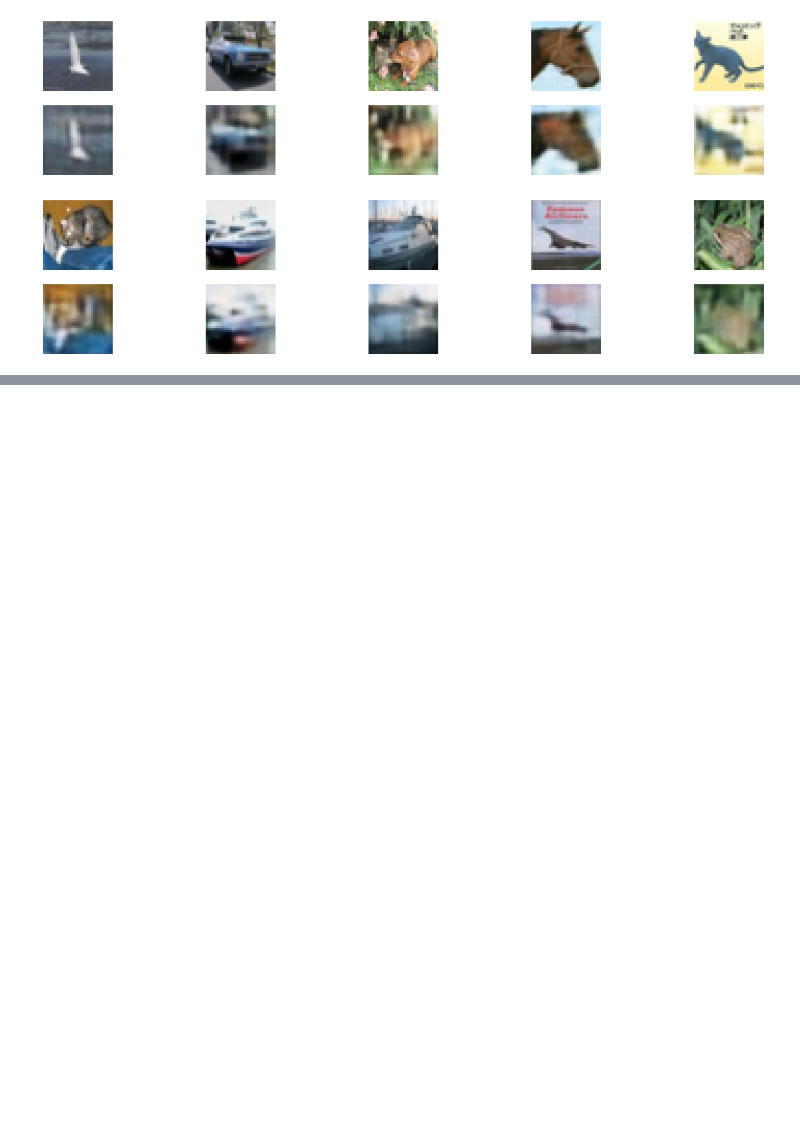
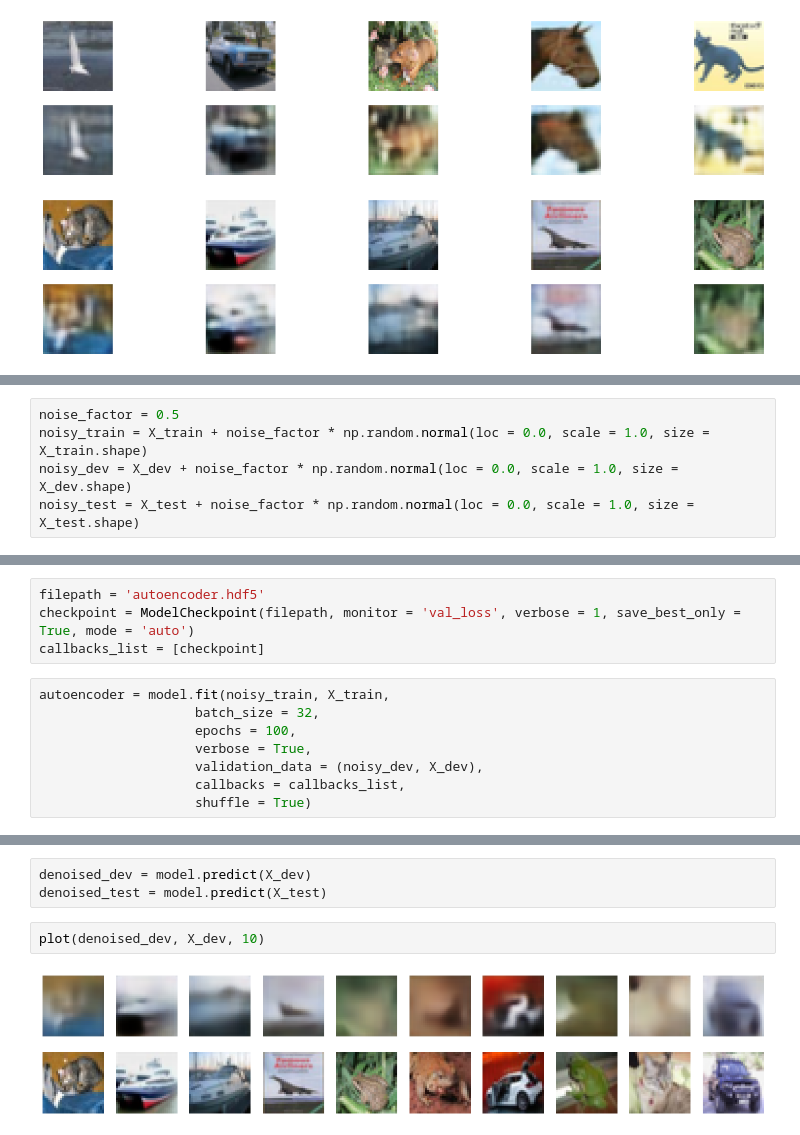
Before and after one commit to HyperPotatoNeo/Deep-learning-experiments-with-umap, a Jupyter notebook: AE vs UMAP_ Cifar10.ipynb, the cells around one changed output, grey strips where cells are left out. Saved outputs shown, nothing was run; the diff lists cells and outputs as text; blank space fills up the shorter version.

Commit message:
Denoising AutoEncoder

```diff
--- a/AE vs UMAP_ Cifar10.ipynb
+++ b/AE vs UMAP_ Cifar10.ipynb
@@ -257,0 +247,5 @@ plot(X_test, test_reconstructed, 5)
+# %%
+noise_factor = 0.5
+noisy_train = X_train + noise_factor * np.random.normal(loc = 0.0, scale = 1.0, size = X_train.shape)
+noisy_dev = X_dev + noise_factor * np.random.normal(loc = 0.0, scale = 1.0, size = X_dev.shape)
+noisy_test = X_test + noise_factor * np.random.normal(loc = 0.0, scale = 1.0, size = X_test.shape)
@@ -257,0 +304,12 @@ plot(X_test, test_reconstructed, 5)
+# %%
+filepath = 'autoencoder.hdf5'
+checkpoint = ModelCheckpoint(filepath, monitor = 'val_loss', verbose = 1, save_best_only = True, mode = 'auto')
+callbacks_list = [checkpoint]
+# %%
+autoencoder = model.fit(noisy_train, X_train,
+                    batch_size = 32,
+                    epochs = 100,
+                    verbose = True,
+                    validation_data = (noisy_dev, X_dev),
+                    callbacks = callbacks_list,
+                    shuffle = True)
@@ -257,0 +321,7 @@ plot(X_test, test_reconstructed, 5)
+# %%
+denoised_dev = model.predict(X_dev)
+denoised_test = model.predict(X_test)
+# %%
+plot(denoised_dev, X_dev, 10)
+# %% [output]
+[figure, added]
```
Also changed, not shown: parts of 8 cells of this notebook.
